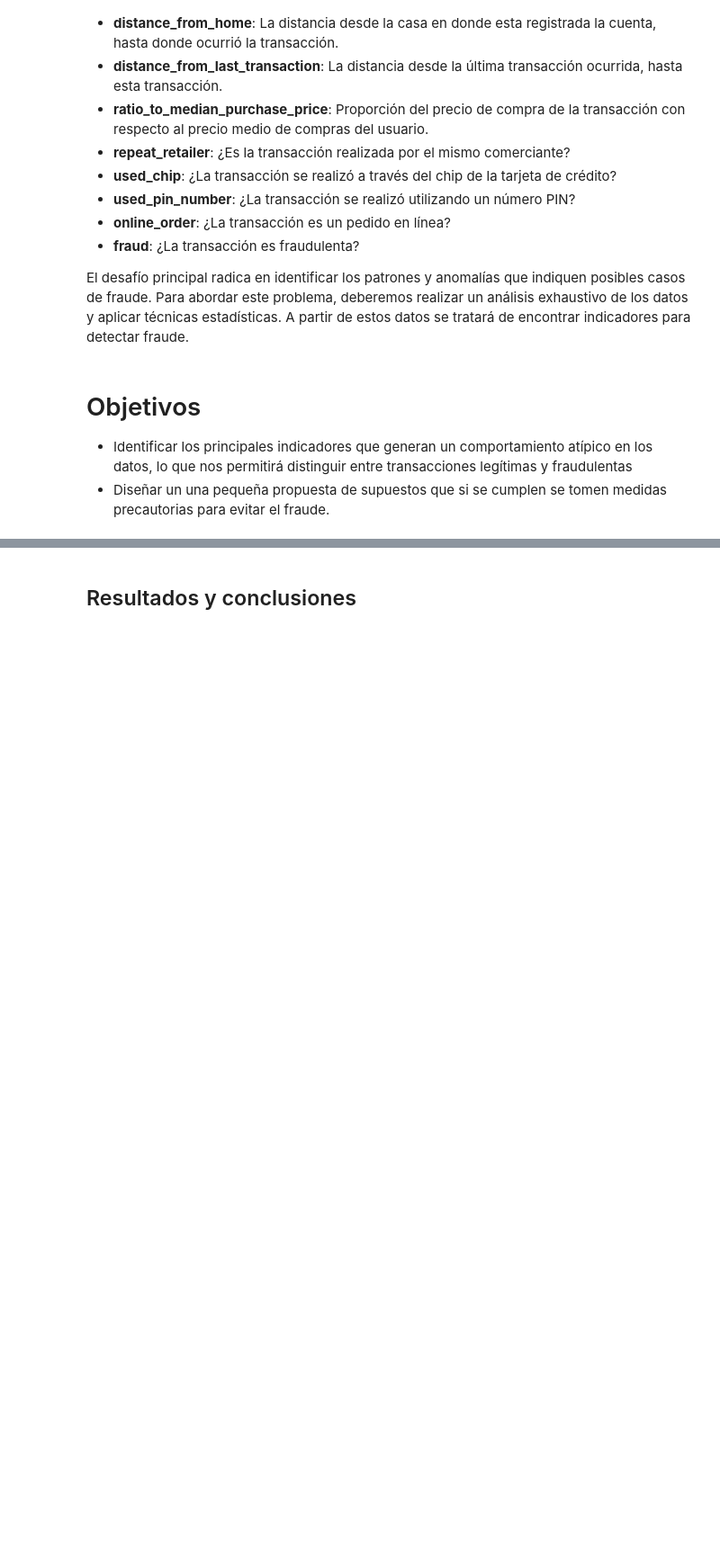
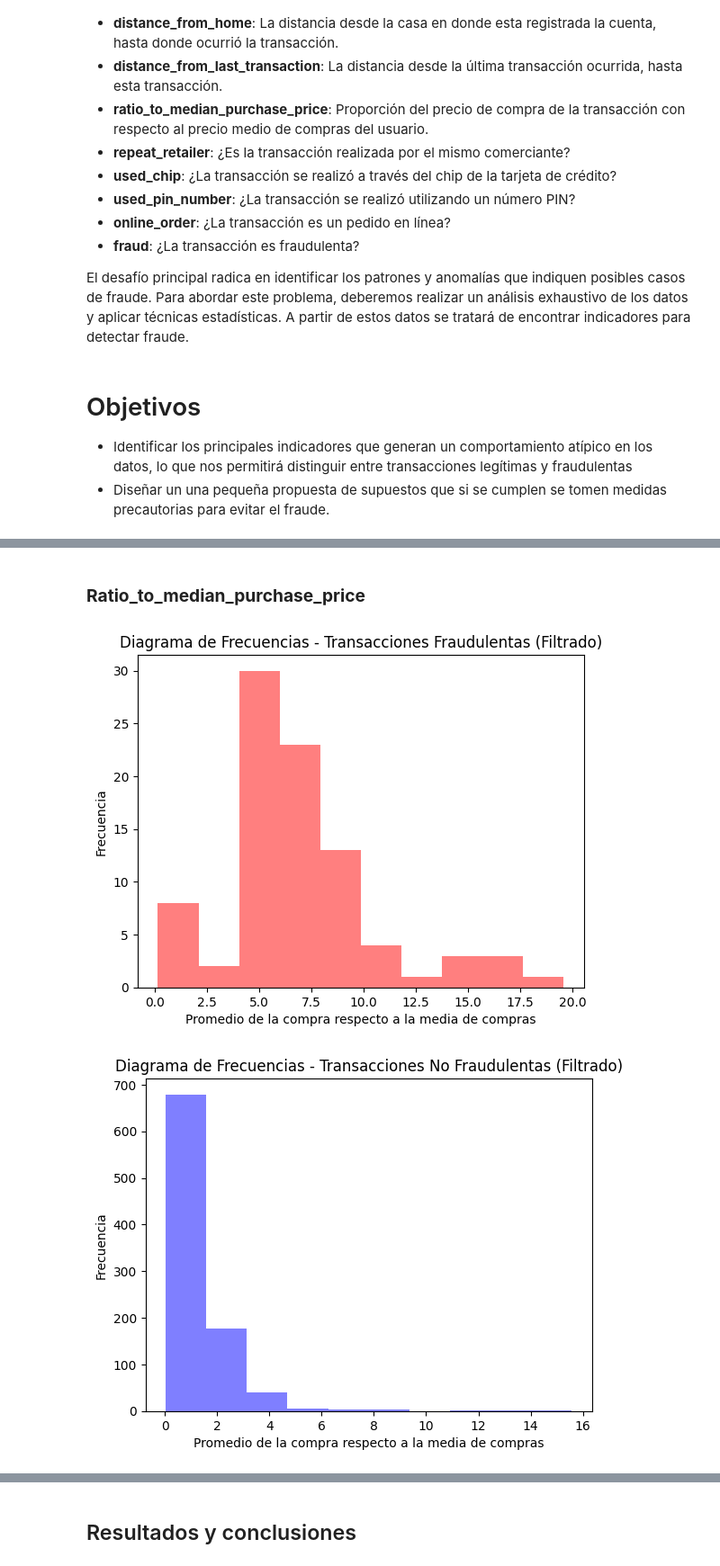
Before and after one commit to fofojaramillo/maestria-propedeuticos, a Jupyter notebook: Proyecto_Estaditica.ipynb, the cells around one changed output, grey strips where cells are left out. Shown: that part at 90% size. Cells and saved outputs as stored; diff of their text form; code cells hidden in the pictures; blank space fills up the shorter version.

```diff
--- a/Proyecto_Estaditica.ipynb
+++ b/Proyecto_Estaditica.ipynb
@@ -103,0 +281,19 @@ Se ha separado la base de datos en dos formas
+# %% [markdown]
+### **Ratio_to_median_purchase_price**
+# %%
+# Crear diagrama de frecuencias para fraudulent_filtered
+plt.hist(fraudulent_filtered['ratio_to_median_purchase_price'], bins=10, color='red', alpha=0.5)
+plt.xlabel('Promedio de la compra respecto a la media de compras')
+plt.ylabel('Frecuencia')
+plt.title('Diagrama de Frecuencias - Transacciones Fraudulentas (Filtrado)')
+plt.show()
+
+# Crear diagrama de frecuencias para non_fraudulent_filtered
+plt.hist(non_fraudulent_filtered['ratio_to_median_purchase_price'], bins=10, color='blue', alpha=0.5)
+plt.xlabel('Promedio de la compra respecto a la media de compras')
+plt.ylabel('Frecuencia')
+plt.title('Diagrama de Frecuencias - Transacciones No Fraudulentas (Filtrado)')
+plt.show()
+# %% [output]
+[figure, added]
+[figure, added]
```
Also changed, not shown: parts of 47 cells of this notebook.
